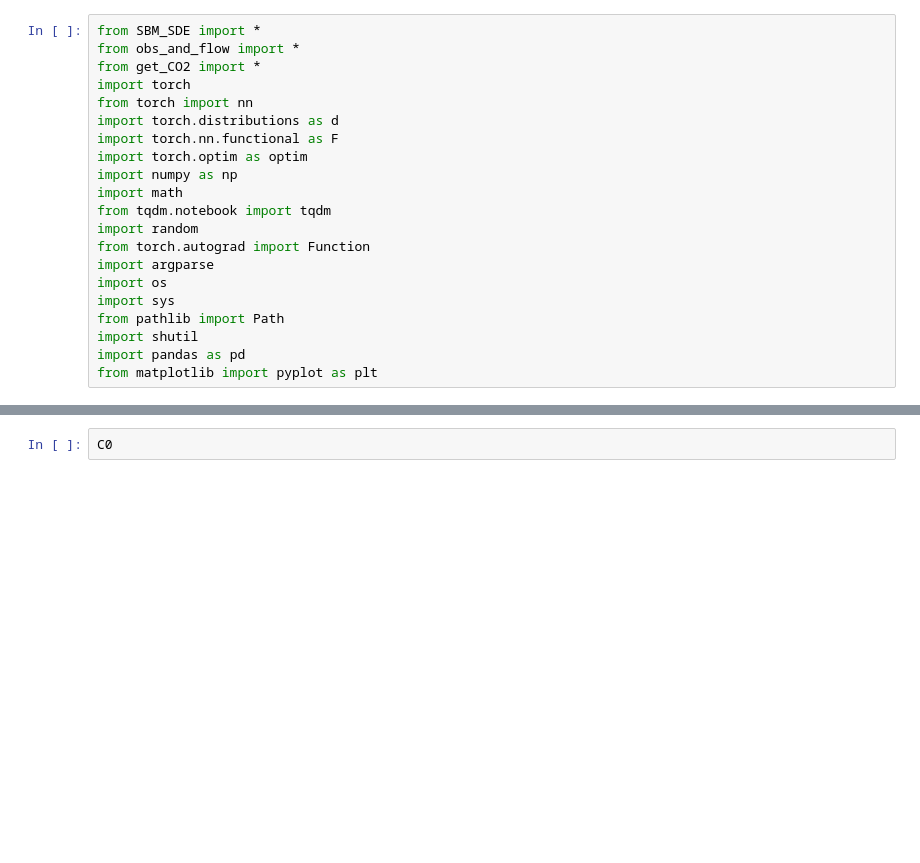
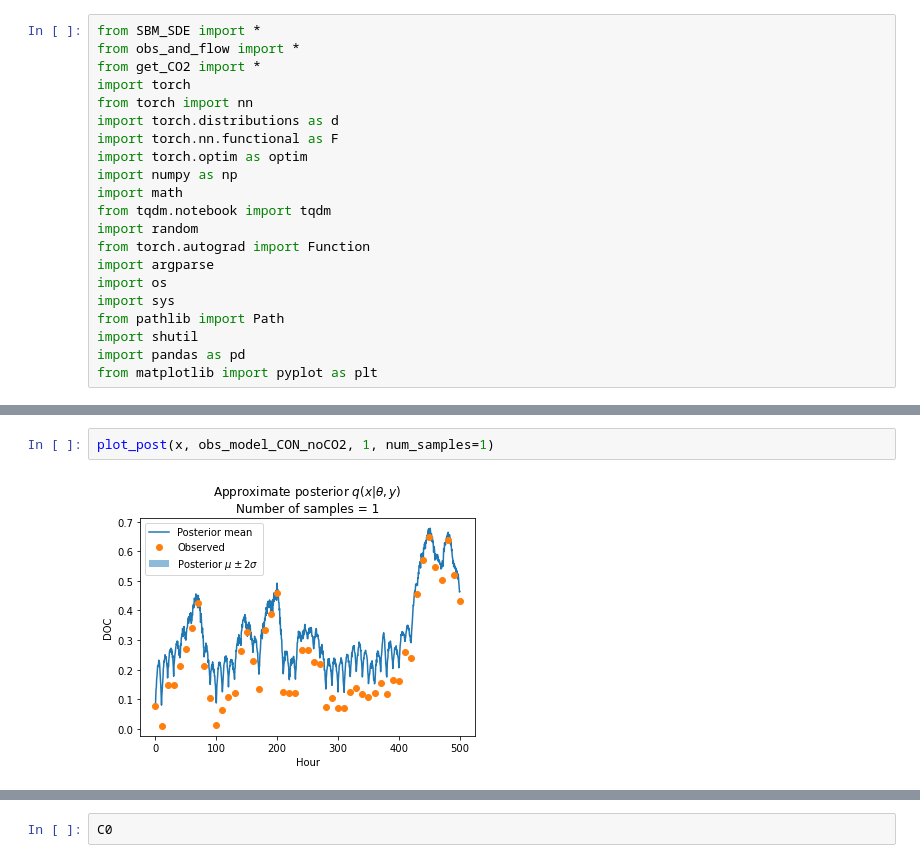
Before and after one commit to wallyxie/varInferenceSoilBiogeoModelSyntheticData, a Jupyter notebook: python_sde_variational_inference_code/SCON wo CO2 - Learn posterior of x0.ipynb, the cells around one changed output, grey strips where cells are left out. Saved outputs shown, nothing was run; the diff lists cells and outputs as text; blank space fills up the shorter version.

```diff
--- a/python_sde_variational_inference_code/SCON wo CO2 - Learn posterior of x0.ipynb
+++ b/python_sde_variational_inference_code/SCON wo CO2 - Learn posterior of x0.ipynb
@@ -293,0 +262,4 @@ min(3, 10)
+# %%
+plot_post(x, obs_model_CON_noCO2, 1, num_samples=1)
+# %% [output]
+[figure, added]
```
Also changed, not shown: parts of 50 cells of this notebook.
